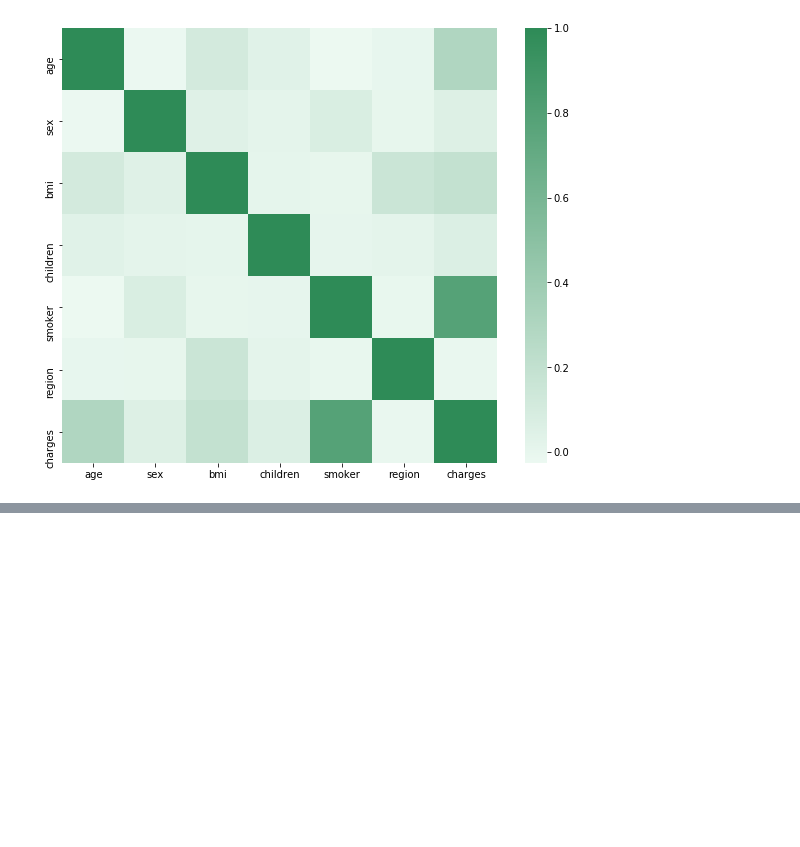
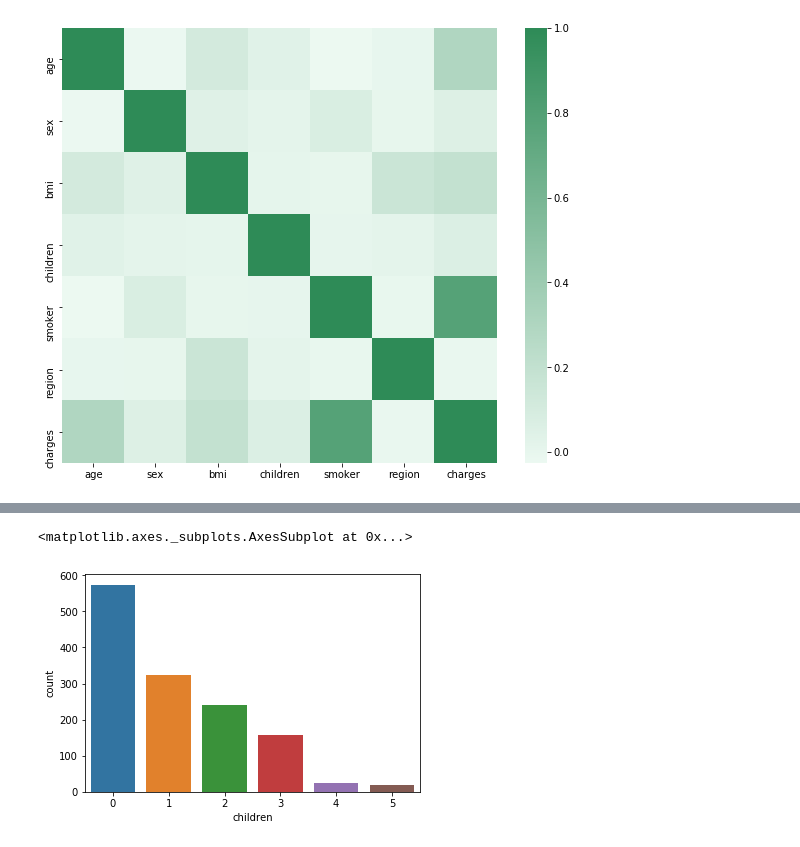
Before and after one commit to zaneddennis/RDS-Project, a Jupyter notebook: Data Exploration.ipynb, the cells around one changed output, grey strips where cells are left out. Cells and saved outputs as stored; diff of their text form; code cells hidden in the pictures; blank space fills up the shorter version.

```diff
--- a/Data Exploration.ipynb
+++ b/Data Exploration.ipynb
@@ -112,0 +134,5 @@ sns.heatmap(corr, mask=np.zeros_like(corr, dtype=np.bool), cmap=sns.light_palett
+# %%
+sns.countplot(df.children)
+# %% [output]
+<matplotlib.axes._subplots.AxesSubplot at 0x...>
+[figure, added]
```
Also changed, not shown: parts of 7 cells of this notebook.
